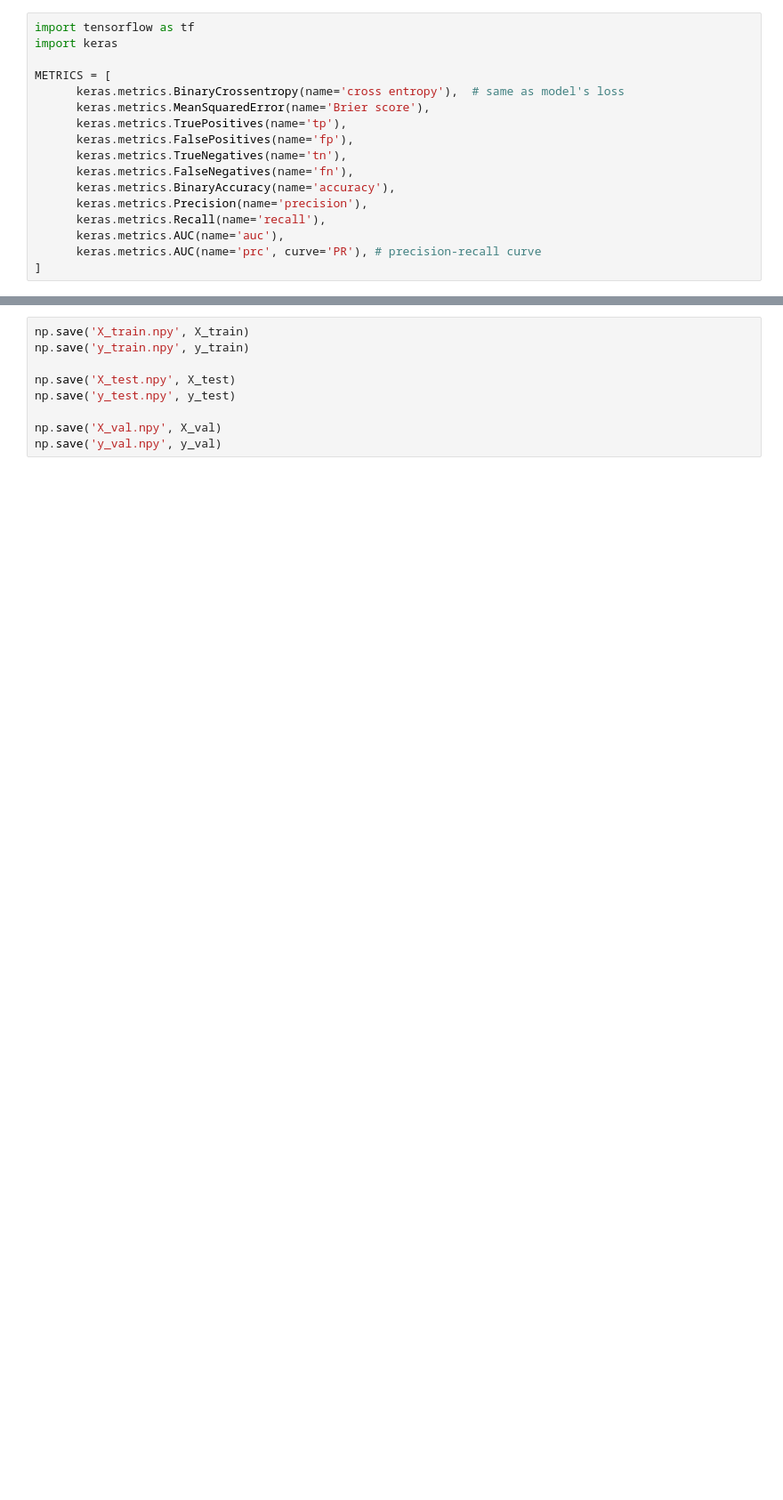
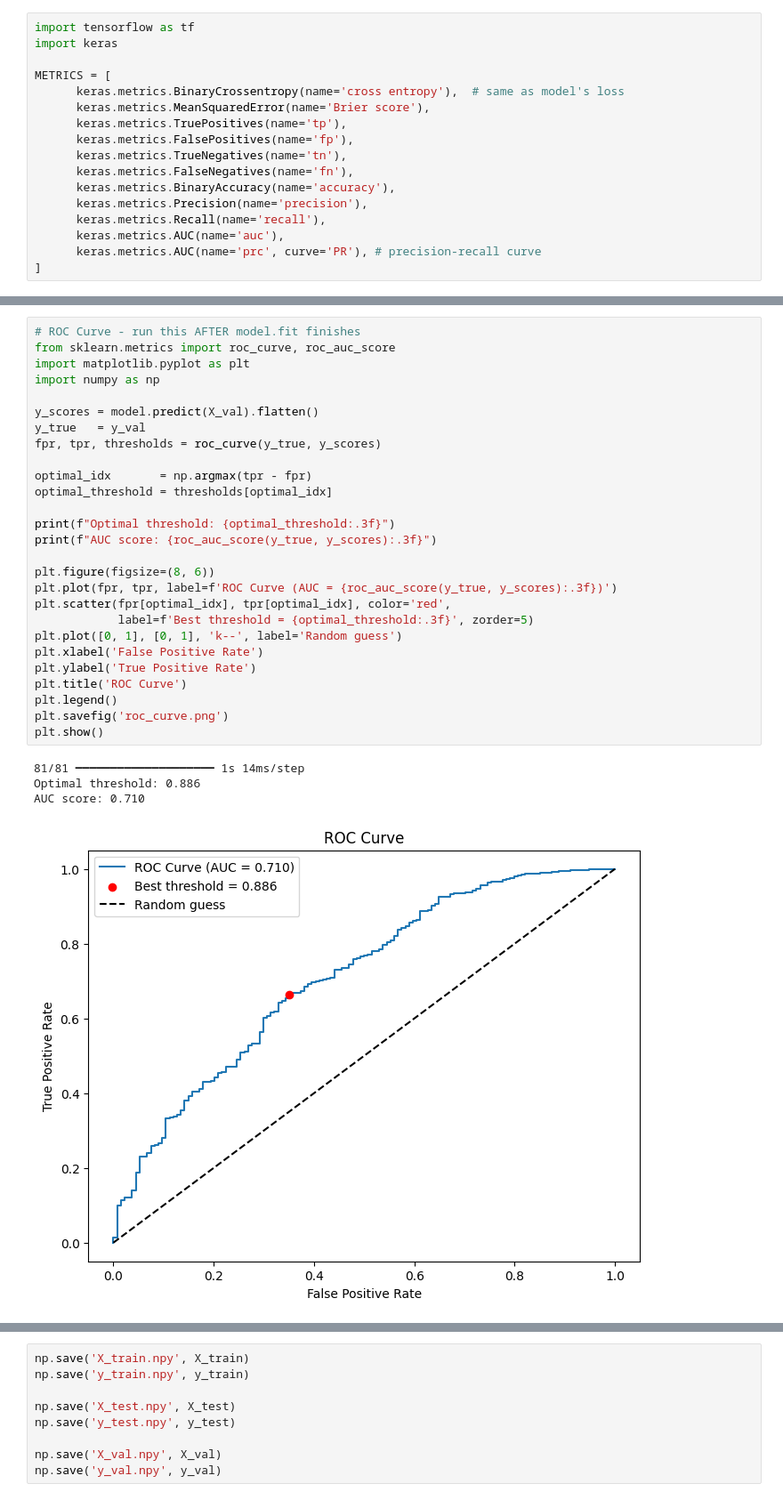
Before and after one commit to ffolaranmi/algorithms-clean, a Jupyter notebook: RRP_Data.ipynb, the cells around one changed output, grey strips where cells are left out. Shown at 89% size. Drawn from its saved outputs; the diff is of its cells as text; blank space fills up the shorter version.

```diff
--- a/RRP_Data.ipynb
+++ b/RRP_Data.ipynb
@@ -452,3 +493,35 @@ Training completed in time:  6:25:39.499800
+# %%
+# ROC Curve - run this AFTER model.fit finishes
+from sklearn.metrics import roc_curve, roc_auc_score
+import matplotlib.pyplot as plt
+import numpy as np
+
+y_scores = model.predict(X_val).flatten()
+y_true   = y_val
+fpr, tpr, thresholds = roc_curve(y_true, y_scores)
+
+optimal_idx       = np.argmax(tpr - fpr)
+optimal_threshold = thresholds[optimal_idx]
+
+print(f"Optimal threshold: {optimal_threshold:.3f}")
+print(f"AUC score: {roc_auc_score(y_true, y_scores):.3f}")
+
+plt.figure(figsize=(8, 6))
+plt.plot(fpr, tpr, label=f'ROC Curve (AUC = {roc_auc_score(y_true, y_scores):.3f})')
+plt.scatter(fpr[optimal_idx], tpr[optimal_idx], color='red',
+            label=f'Best threshold = {optimal_threshold:.3f}', zorder=5)
+plt.plot([0, 1], [0, 1], 'k--', label='Random guess')
+plt.xlabel('False Positive Rate')
+plt.ylabel('True Positive Rate')
+plt.title('ROC Curve')
+plt.legend()
+plt.savefig('roc_curve.png')
+plt.show()
+# %% [output]
+81/81 ━━━━━━━━━━━━━━━━━━━━ 1s 14ms/step
+Optimal threshold: 0.886
+AUC score: 0.710
+[figure, added]
 # %%
 train_acc = model.evaluate(X_train,y_train)
 val_acc = model.evaluate(X_val,y_val)
```
Also changed, not shown: parts of 12 cells of this notebook, 7 other files.
